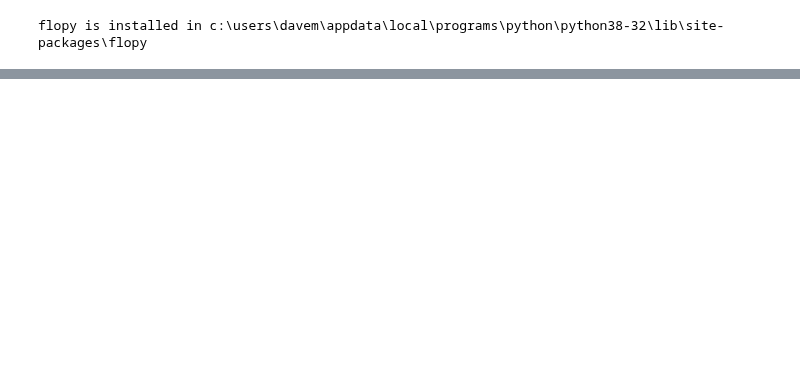
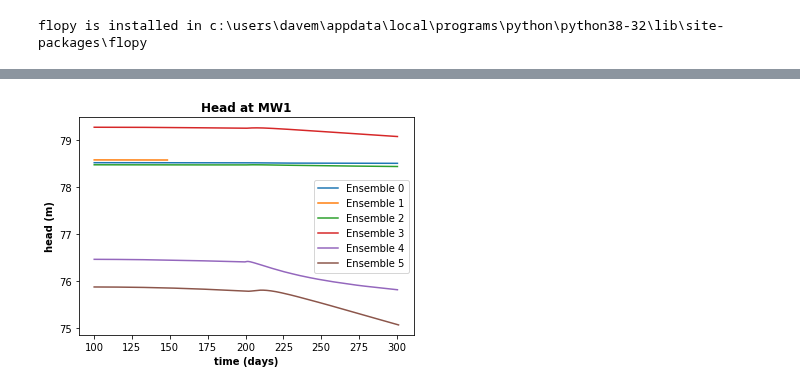
Before and after one commit to groundwater-modeling-Spring2020/Aguaseca_Project, a Jupyter notebook: Ensembles/Sharing/plotting_ensembles_dave.ipynb, the cells around one changed output, grey strips where cells are left out. Drawn from its saved outputs; the diff is of its cells as text; code cells hidden in the pictures; blank space fills up the shorter version.

```diff
--- a/Ensembles/Sharing/plotting_ensembles_dave.ipynb
+++ b/Ensembles/Sharing/plotting_ensembles_dave.ipynb
@@ -113,0 +130,17 @@ plt.show()
+# %%
+cell_id1 = well2_loc #cell at the center of the ag area
+time_series1 = headobj.get_ts(cell_id1) #get the time series using flopy
+
+#create firt plot
+plt.subplot(1, 1, 1)
+plt.title("Head at MW1",fontweight='bold')
+plt.xlabel('time (days)',fontweight='bold')
+plt.ylabel('head (m)',fontweight='bold')
+for j in range(len(ensembles)):
+    label = 'Ensemble ' + str(j)
+    plt.plot(mw1_head_ts[j][1200:, 0]/360, mw1_head_ts[j][1200:, 1], label=label) #plot the time series with points at each record
+plt.legend()
+#plt.savefig("Head_M1_5.png",dpi=600)
+plt.show()
+# %% [output]
+[figure, added]
```
Also changed, not shown: parts of 6 cells of this notebook.
